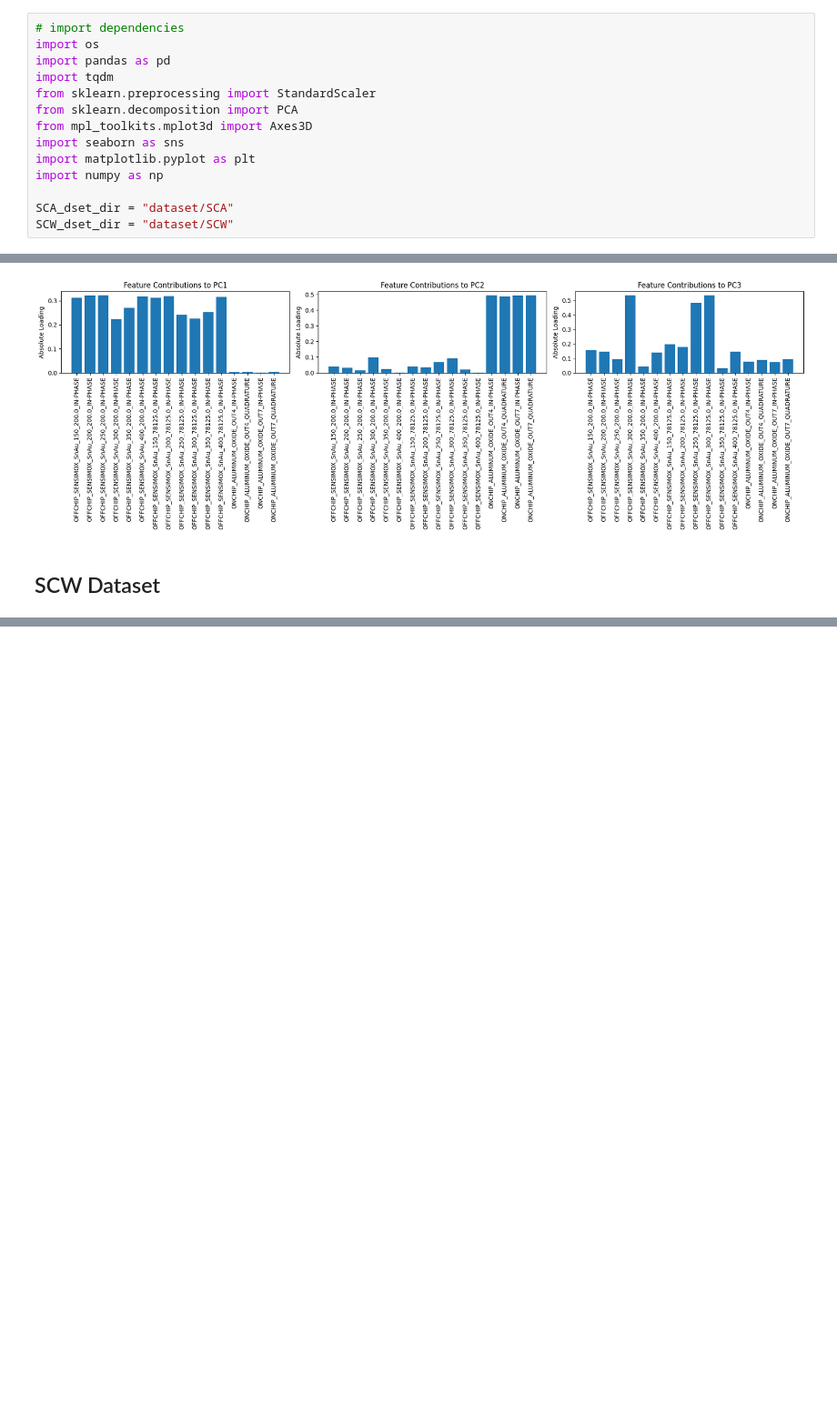
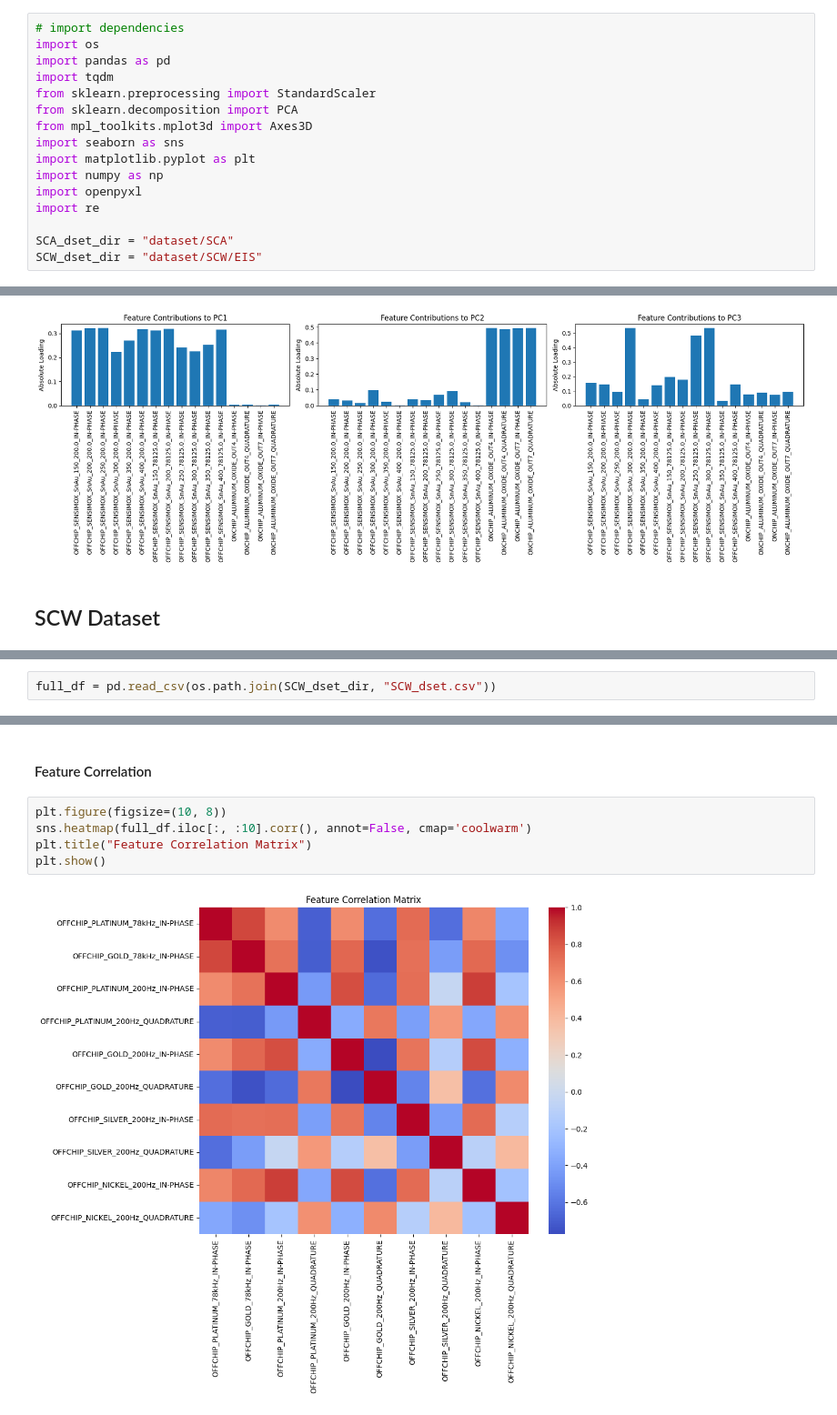
Before and after one commit to mich1803/sensor-ts-classification, a Jupyter notebook: data_analysis.ipynb, the cells around one changed output, grey strips where cells are left out. Shown at 91% size. Cells and saved outputs as stored; diff of their text form; blank space fills up the shorter version.

Commit message:
SCW Dataset Analysis

```diff
--- a/data_analysis.ipynb
+++ b/data_analysis.ipynb
@@ -9,9 +9,11 @@ from mpl_toolkits.mplot3d import Axes3D
 import seaborn as sns
 import matplotlib.pyplot as plt
 import numpy as np
+import openpyxl
+import re
 
 SCA_dset_dir = "dataset/SCA"
-SCW_dset_dir = "dataset/SCW"
+SCW_dset_dir = "dataset/SCW/EIS"
 # %% [markdown]
 ## SCA Dataset
 # %% [markdown]
@@ -212,0 +381,2 @@ plt.show()
+# %%
+full_df = pd.read_csv(os.path.join(SCW_dset_dir, "SCW_dset.csv"))
@@ -212,0 +392,9 @@ plt.show()
+# %% [markdown]
+#### Feature Correlation
+# %%
+plt.figure(figsize=(10, 8))
+sns.heatmap(full_df.iloc[:, :10].corr(), annot=False, cmap='coolwarm')
+plt.title("Feature Correlation Matrix")
+plt.show()
+# %% [output]
+[figure, added]
```
Also changed, not shown: parts of 16 cells of this notebook, 1 other file.
